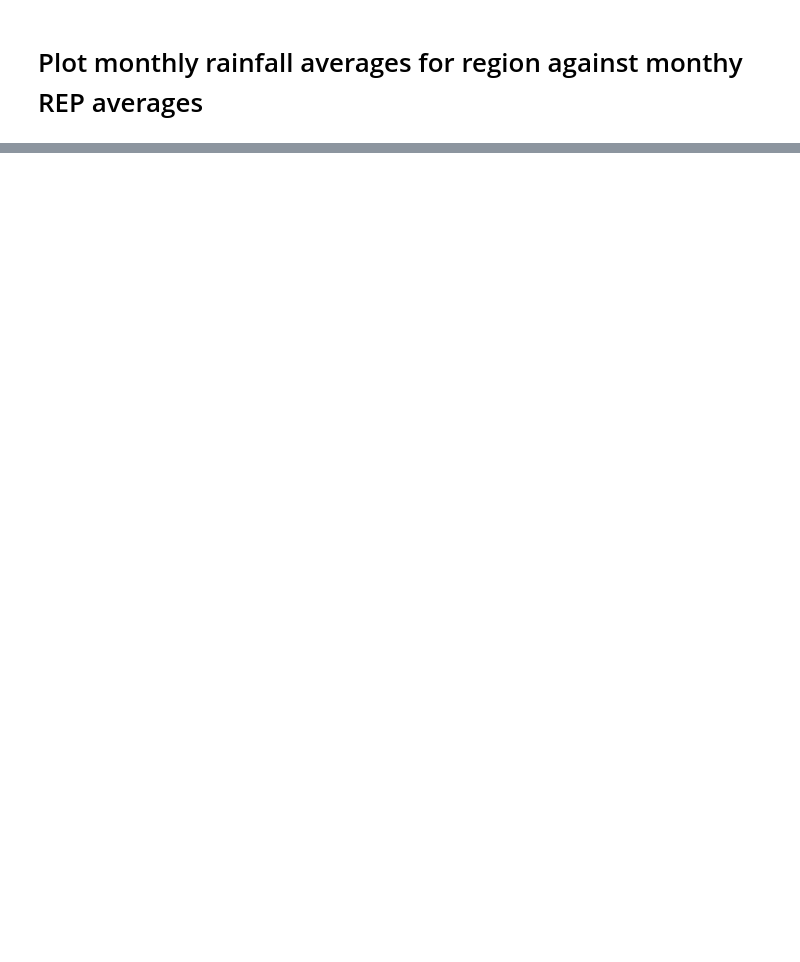
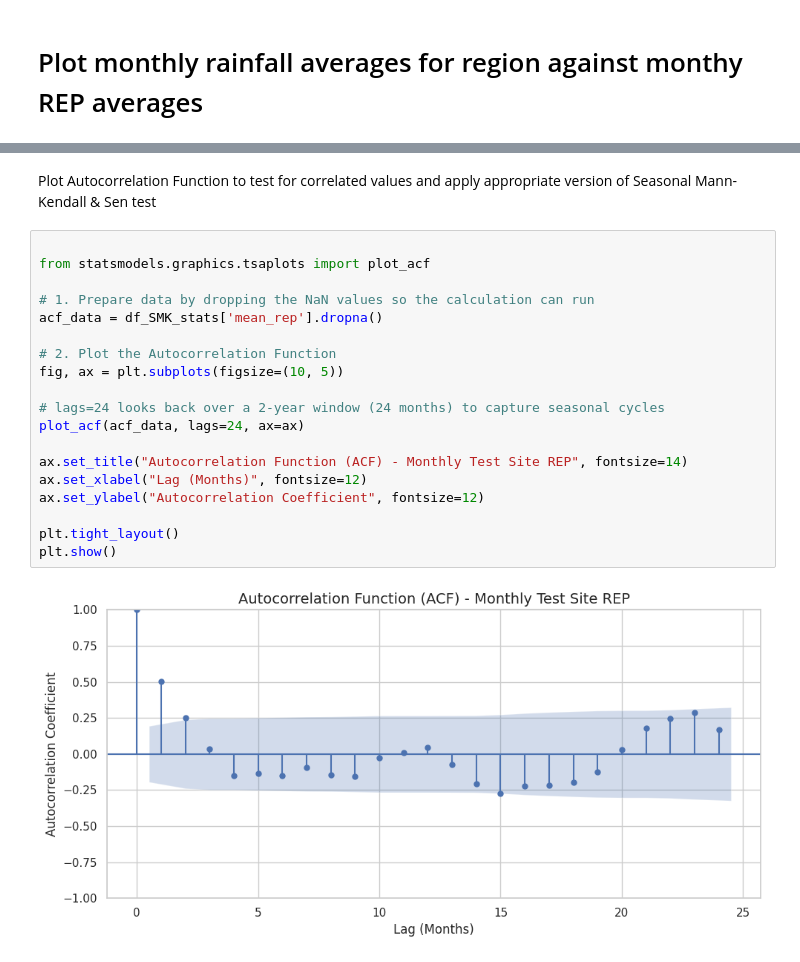
Before and after one commit to huwperkins08-lang/TSF_seepage_detection_ElSoldado, a Jupyter notebook: REP_template.ipynb, the cells around one changed output, grey strips where cells are left out. Drawn from its saved outputs; the diff is of its cells as text; blank space fills up the shorter version.

```diff
--- a/REP_template.ipynb
+++ b/REP_template.ipynb
@@ -504,0 +642,23 @@ plt.show()
+# %% [markdown]
+Plot Autocorrelation Function to test for correlated values and apply appropriate version of Seasonal Mann-Kendall & Sen test
+# %%
+
+from statsmodels.graphics.tsaplots import plot_acf
+
+# 1. Prepare data by dropping the NaN values so the calculation can run
+acf_data = df_SMK_stats['mean_rep'].dropna()
+
+# 2. Plot the Autocorrelation Function
+fig, ax = plt.subplots(figsize=(10, 5))
+
+# lags=24 looks back over a 2-year window (24 months) to capture seasonal cycles
+plot_acf(acf_data, lags=24, ax=ax)
+
+ax.set_title("Autocorrelation Function (ACF) - Monthly Test Site REP", fontsize=14)
+ax.set_xlabel("Lag (Months)", fontsize=12)
+ax.set_ylabel("Autocorrelation Coefficient", fontsize=12)
+
+plt.tight_layout()
+plt.show()
+# %% [output]
+[figure, added]
```
Also changed, not shown: parts of 19 cells of this notebook.
